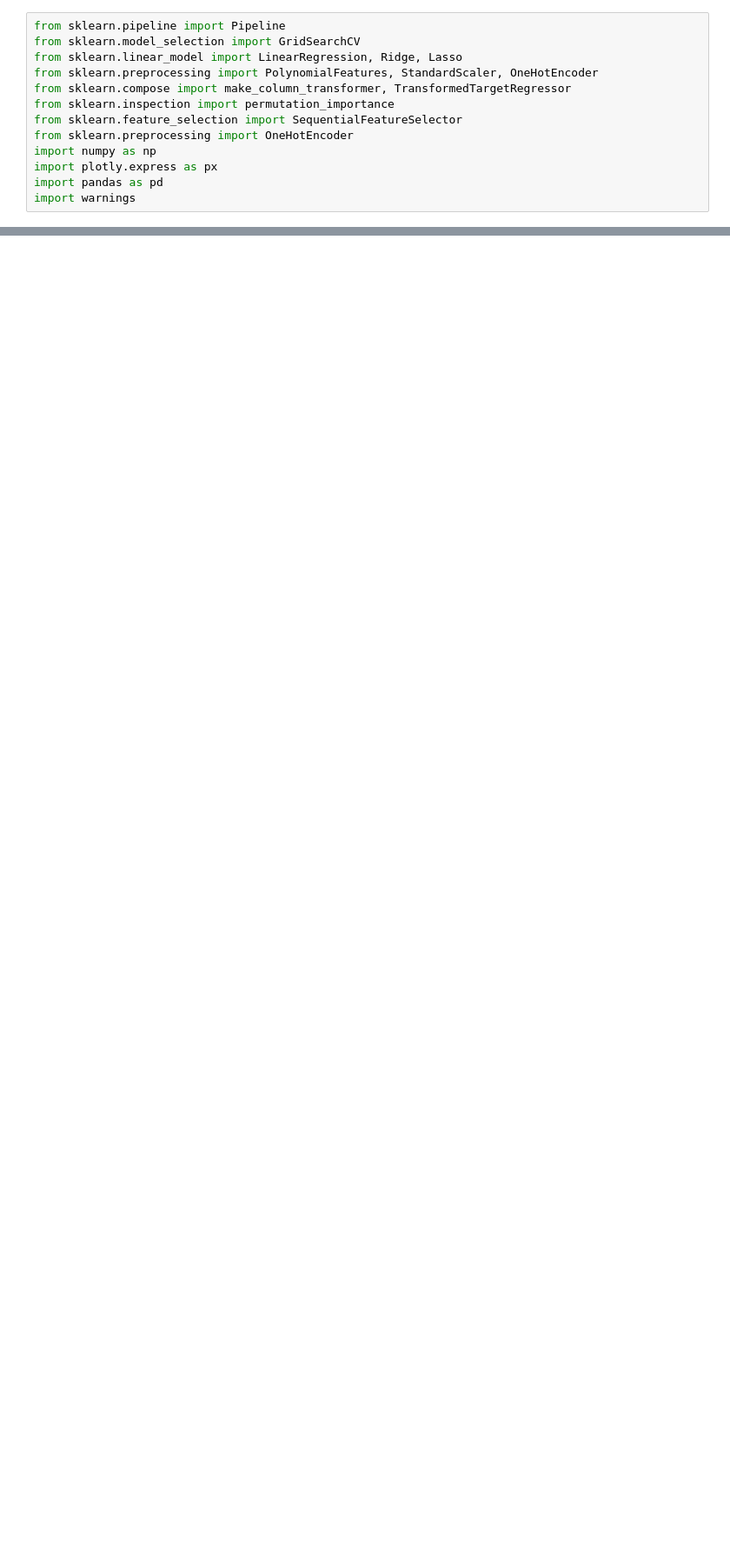
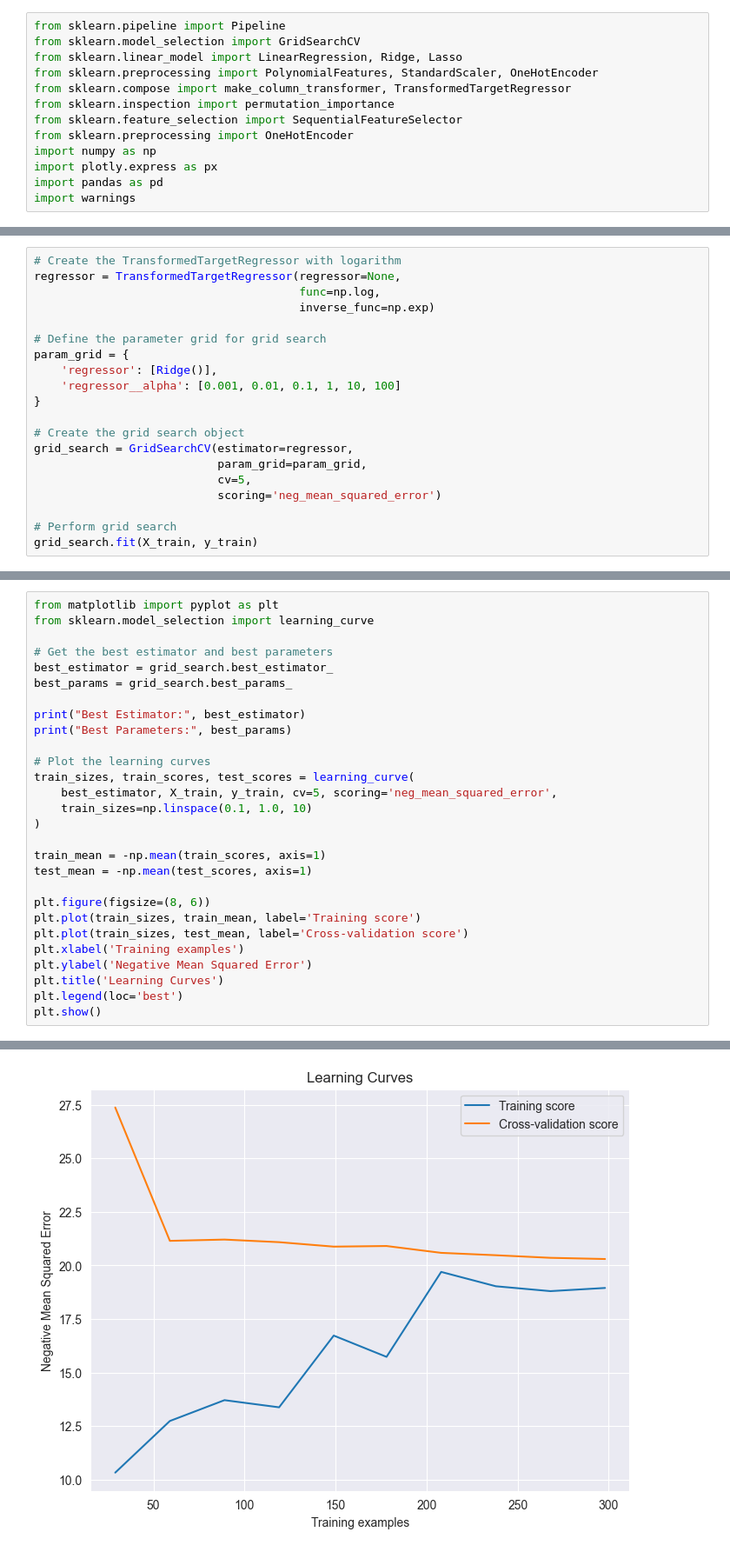
Before and after one commit to geo-rge-li/cross-validation-example, a Jupyter notebook: try_it_9.2-starter.ipynb, the cells around one changed output, grey strips where cells are left out. Shown at 87% size. Drawn from its saved outputs; the diff is of its cells as text; blank space fills up the shorter version.

Commit message:
learning curve

```diff
--- a/try_it_9.2-starter.ipynb
+++ b/try_it_9.2-starter.ipynb
@@ -50,0 +74,20 @@ TypeError: unhashable type: 'list'
+# %%
+# Create the TransformedTargetRegressor with logarithm
+regressor = TransformedTargetRegressor(regressor=None,
+                                       func=np.log,
+                                       inverse_func=np.exp)
+
+# Define the parameter grid for grid search
+param_grid = {
+    'regressor': [Ridge()],
+    'regressor__alpha': [0.001, 0.01, 0.1, 1, 10, 100]
+}
+
+# Create the grid search object
+grid_search = GridSearchCV(estimator=regressor,
+                           param_grid=param_grid,
+                           cv=5,
+                           scoring='neg_mean_squared_error')
+
+# Perform grid search
+grid_search.fit(X_train, y_train)
@@ -50,0 +101,29 @@ TypeError: unhashable type: 'list'
+# %%
+from matplotlib import pyplot as plt
+from sklearn.model_selection import learning_curve
+
+# Get the best estimator and best parameters
+best_estimator = grid_search.best_estimator_
+best_params = grid_search.best_params_
+
+print("Best Estimator:", best_estimator)
+print("Best Parameters:", best_params)
+
+# Plot the learning curves
+train_sizes, train_scores, test_scores = learning_curve(
+    best_estimator, X_train, y_train, cv=5, scoring='neg_mean_squared_error',
+    train_sizes=np.linspace(0.1, 1.0, 10)
+)
+
+train_mean = -np.mean(train_scores, axis=1)
+test_mean = -np.mean(test_scores, axis=1)
+
+plt.figure(figsize=(8, 6))
+plt.plot(train_sizes, train_mean, label='Training score')
+plt.plot(train_sizes, test_mean, label='Cross-validation score')
+plt.xlabel('Training examples')
+plt.ylabel('Negative Mean Squared Error')
+plt.title('Learning Curves')
+plt.legend(loc='best')
+plt.show()
+# %% [output]
@@ -50,0 +133 @@ TypeError: unhashable type: 'list'
+[figure, added]
```
Also changed, not shown: parts of 4 cells of this notebook.
